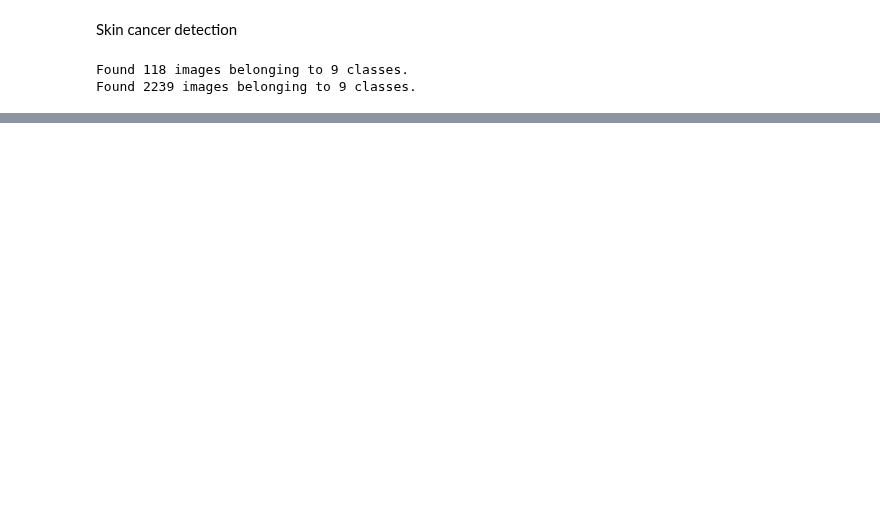
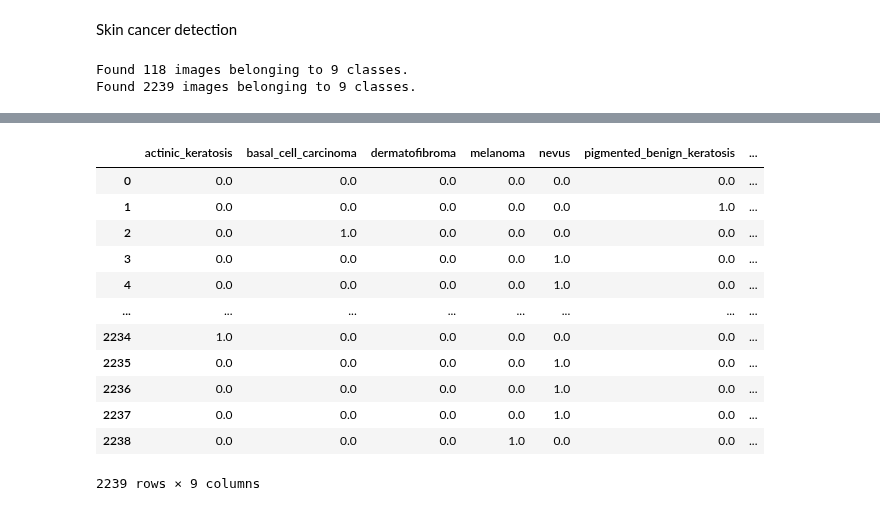
Before and after one commit to MNLKuzmin/SkinCancerDetection, a Jupyter notebook: SkinCancerDetection.ipynb, the cells around one changed output, grey strips where cells are left out. Drawn from its saved outputs; the diff is of its cells as text; code cells hidden in the pictures; blank space fills up the shorter version.

```diff
--- a/SkinCancerDetection.ipynb
+++ b/SkinCancerDetection.ipynb
@@ -41,0 +69,20 @@ array_to_img(test_images[0])
+# %%
+dataframe=pd.DataFrame(train_labels, columns=['actinic_keratosis', 'basal_cell_carcinoma',\
+            'dermatofibroma', 'melanoma', 'nevus', 'pigmented_benign_keratosis',\
+            'seborrheic_keratosis', 'squamous_cell_carcinoma', 'vascular_lesion'])
+# %%
+dataframe
+# %% [output]
+|  | actinic_keratosis | basal_cell_carcinoma | dermatofibroma | melanoma | nevus | pigmented_benign_keratosis | ... |
+| 0 | 0.0 | 0.0 | 0.0 | 0.0 | 0.0 | 0.0 | ... |
+| 1 | 0.0 | 0.0 | 0.0 | 0.0 | 0.0 | 1.0 | ... |
+| 2 | 0.0 | 1.0 | 0.0 | 0.0 | 0.0 | 0.0 | ... |
+| 3 | 0.0 | 0.0 | 0.0 | 0.0 | 1.0 | 0.0 | ... |
+| 4 | 0.0 | 0.0 | 0.0 | 0.0 | 1.0 | 0.0 | ... |
+| ... | ... | ... | ... | ... | ... | ... | ... |
+| 2234 | 1.0 | 0.0 | 0.0 | 0.0 | 0.0 | 0.0 | ... |
+| 2235 | 0.0 | 0.0 | 0.0 | 0.0 | 1.0 | 0.0 | ... |
+| 2236 | 0.0 | 0.0 | 0.0 | 0.0 | 1.0 | 0.0 | ... |
+| 2237 | 0.0 | 0.0 | 0.0 | 0.0 | 1.0 | 0.0 | ... |
+| 2238 | 0.0 | 0.0 | 0.0 | 1.0 | 0.0 | 0.0 | ... |
+2239 rows × 9 columns
```
Also changed, not shown: parts of 15 cells of this notebook.
